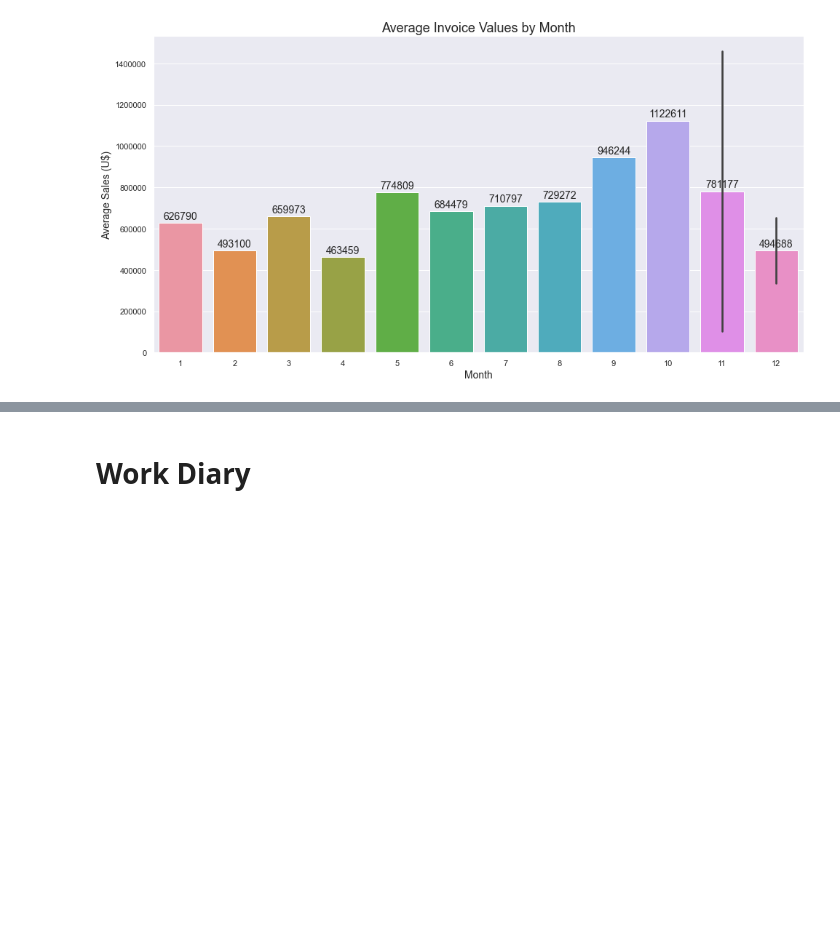
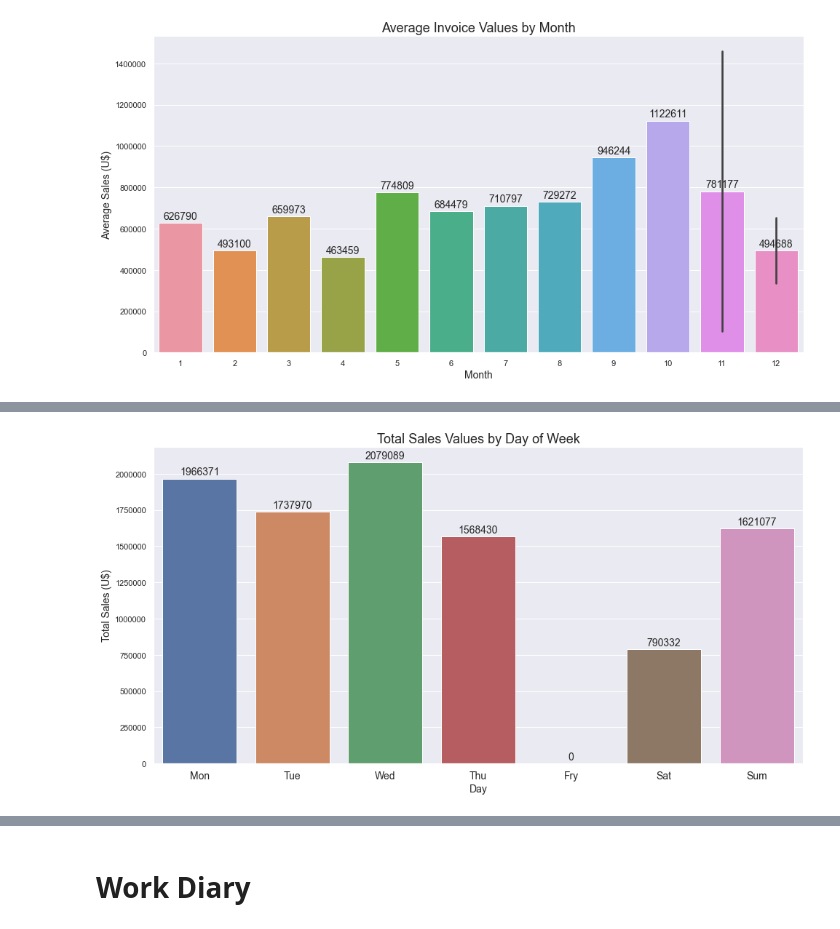
Before and after one commit to felipedmnq/PA05-Insiders-Program, a Jupyter notebook: Notebooks/c1.0-fdv-end-to-end-clustering-W2.ipynb, the cells around one changed output, grey strips where cells are left out. Saved outputs shown, nothing was run; the diff lists cells and outputs as text; code cells hidden in the pictures; blank space fills up the shorter version.

```diff
--- a/Notebooks/c1.0-fdv-end-to-end-clustering-W2.ipynb
+++ b/Notebooks/c1.0-fdv-end-to-end-clustering-W2.ipynb
@@ -979,0 +1047,6 @@ df[df['InvoiceDayWeek'] == 4].head()
+# %%
+# Input Fridays values
+
+friday = [{'InvoiceDayWeek': 4, 'TotalValue': 0, 'AVG_by_day': 0}]
+friday = pd.DataFrame(friday)
+friday
@@ -979,0 +1056,11 @@ df[df['InvoiceDayWeek'] == 4].head()
+# %%
+# groupng by day of week
+
+df_by_DayOfWeek_group = df.groupby('InvoiceDayWeek')['TotalValue'].sum()
+df_by_DayOfWeek = pd.DataFrame(df_by_DayOfWeek_group)
+df_by_DayOfWeek.reset_index(inplace = True)
+df_by_DayOfWeek['AVG_by_day'] = df.groupby('InvoiceDayWeek')['TotalValue'].mean().values
+# %%
+df_by_DayOfWeek = pd.concat([df_by_DayOfWeek, friday], sort = True)
+# df_by_DayOfWeek.columns = ['InvoiceDayWeek', 'TotalValue', 'AVG_by_day']
+df_by_DayOfWeek.sort_values(by = 'InvoiceDayWeek', inplace = True)
@@ -994,7 +1103,9 @@ df[df['InvoiceDate'] == Friday]
 # %%
-# groupng by day of week
+# Finding mean sales by day of week
 
-df_by_DayOfWeek = df.groupby('InvoiceDayWeek')['TotalValue'].mean()
-df_by_DayOfWeek = pd.DataFrame(df_by_DayOfWeek)
-df_by_DayOfWeek.reset_index(inplace = True, drop = True)
-df_by_DayOfWeek
+df_by_DayOfWeek_group3 = df_by_DayOfWeek2.groupby('InvoiceDayWeek')['TotalValue'].mean()
+df_by_DayOfWeek3 = pd.DataFrame(df_by_DayOfWeek_group3)
+df_by_DayOfWeek3.reset_index(inplace = True)
+df_by_DayOfWeek3 = pd.concat([df_by_DayOfWeek3, friday], sort = True)
+df_by_DayOfWeek3.drop(columns = 'AVG_by_day', inplace = True)
+df_by_DayOfWeek3.sort_values(by = 'InvoiceDayWeek', inplace = True)
@@ -1010,0 +1124,8 @@ df_by_DayOfWeek
+# %%
+ax1 = sns.barplot(x = df_by_DayOfWeek['InvoiceDayWeek'], y = df_by_DayOfWeek['TotalValue'])
+info_plot('Total Sales Values by Day of Week', 'Day', 'Total Sales (U$)')
+plt.ticklabel_format(style='plain', axis='y',useOffset=False)
+plt.xticks([0, 1, 2, 3, 4, 5, 6], ['Mon', 'Tue', 'Wed', 'Thu', 'Fry', 'Sat', 'Sum'], fontsize = 14)
+annot_plot(ax1)
+# %% [output]
+[figure, added]
```
Also changed, not shown: parts of 47 cells of this notebook.
